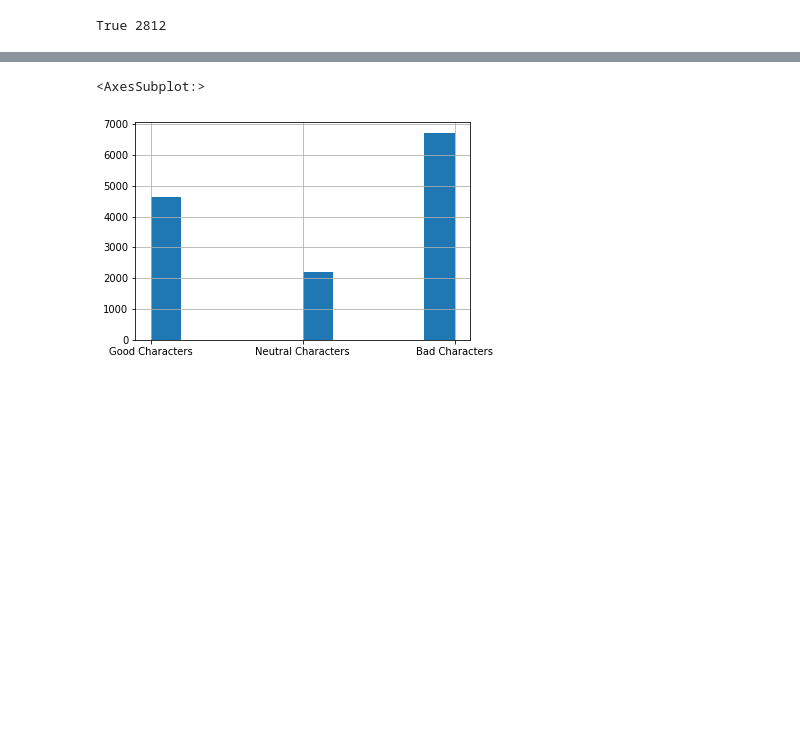
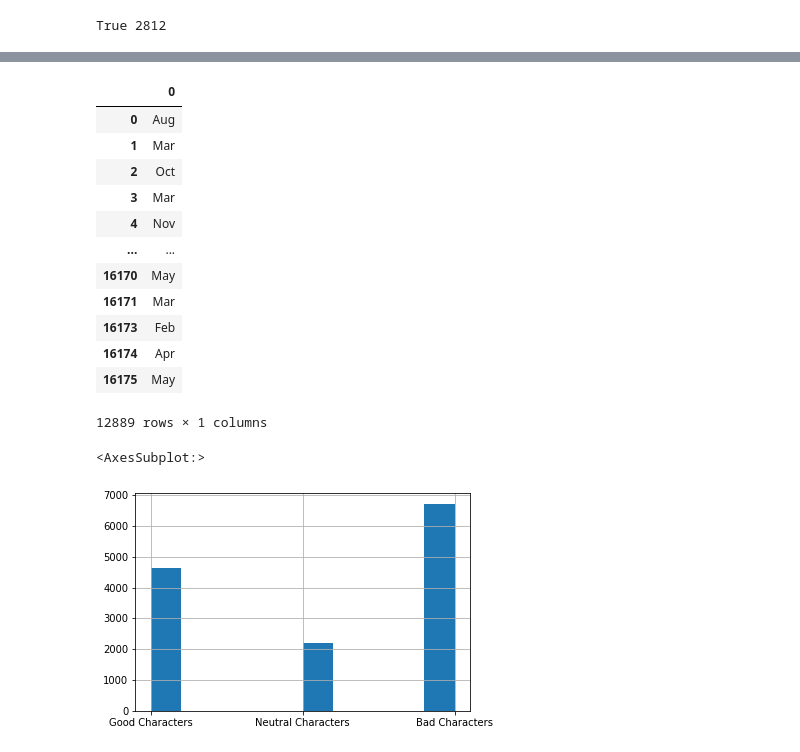
Before and after one commit to trentgillin/Machine_Learning_Projects, a Jupyter notebook: Marvel/Marvel Predictions.ipynb, the cells around one changed output, grey strips where cells are left out. Cells and saved outputs as stored; diff of their text form; code cells hidden in the pictures; blank space fills up the shorter version.

```diff
--- a/Marvel/Marvel Predictions.ipynb
+++ b/Marvel/Marvel Predictions.ipynb
@@ -78,3 +82,20 @@ marvel = marvel.dropna(subset=['ALIGN'])
+# %%
+# need to convert Year and First Appearance to date time
+test["FIRST APPEARANCE"] = test["FIRST APPEARANCE"].str.extract(r'([A-Z][a-z]+)')
+# %% [output]
+|  | 0 |
+| 0 | Aug |
+| 1 | Mar |
+| 2 | Oct |
+| 3 | Mar |
+| 4 | Nov |
+| ... | ... |
+| 16170 | May |
+| 16171 | Mar |
+| 16173 | Feb |
+| 16174 | Apr |
+| 16175 | May |
+12889 rows × 1 columns
 # %%
 # marvel histogram
 marvel['ALIGN'].hist()
```
Also changed, not shown: parts of 8 cells of this notebook.
